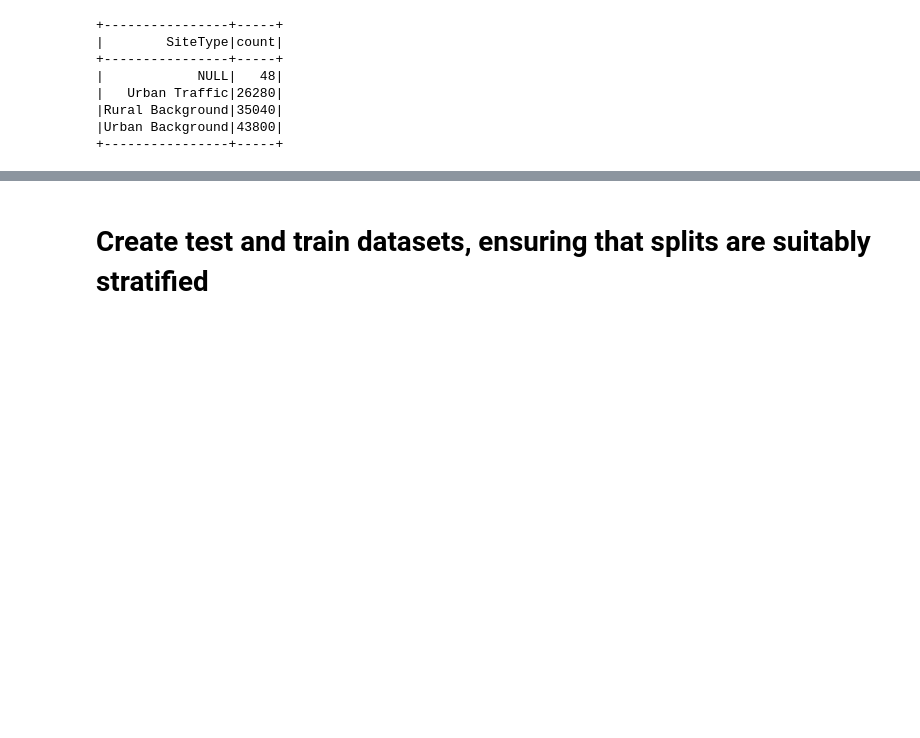
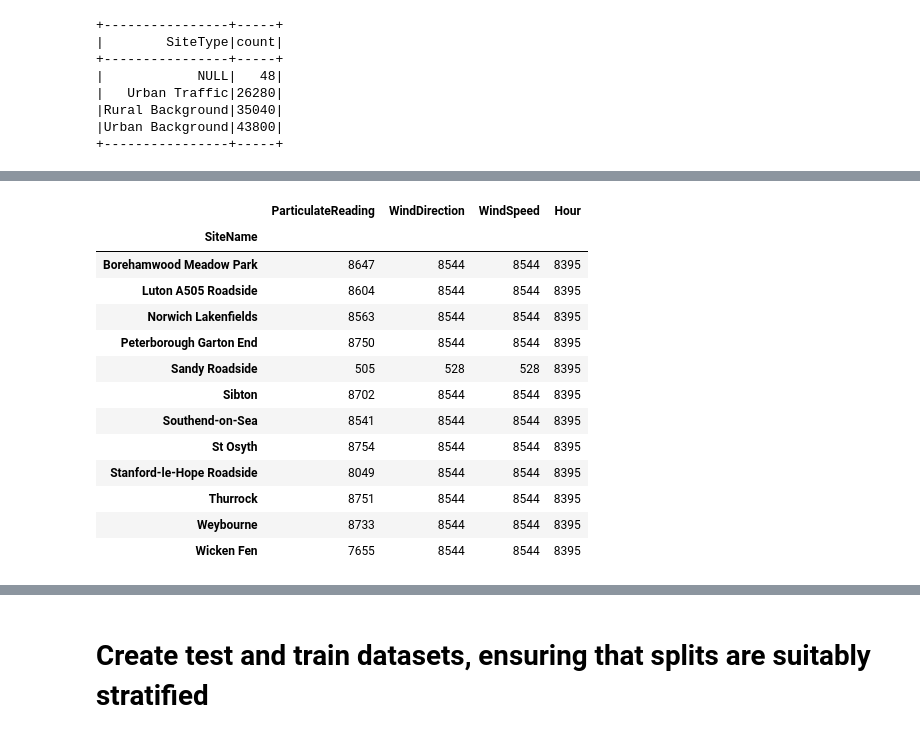
Before and after one commit to Pirate-Dan/MOD006902-Air-Quality, a Jupyter notebook: AirQualityModel.ipynb, the cells around one changed output, grey strips where cells are left out. Saved outputs shown, nothing was run; the diff lists cells and outputs as text; code cells hidden in the pictures; blank space fills up the shorter version.

```diff
--- a/AirQualityModel.ipynb
+++ b/AirQualityModel.ipynb
@@ -237,0 +266,18 @@ Comparing the total count by SiteType (105,168) and the counts by numerical fiel
+# %%
+#provide a count by columns to demonstrate where missing vaules are
+described.groupby('SiteName').count().sort_index()
+# %% [output]
+|  | ParticulateReading | WindDirection | WindSpeed | Hour |
+| SiteName |  |  |  |  |
+| Borehamwood Meadow Park | 8647 | 8544 | 8544 | 8395 |
+| Luton A505 Roadside | 8604 | 8544 | 8544 | 8395 |
+| Norwich Lakenfields | 8563 | 8544 | 8544 | 8395 |
+| Peterborough Garton End | 8750 | 8544 | 8544 | 8395 |
+| Sandy Roadside | 505 | 528 | 528 | 8395 |
+| Sibton | 8702 | 8544 | 8544 | 8395 |
+| Southend-on-Sea | 8541 | 8544 | 8544 | 8395 |
+| St Osyth | 8754 | 8544 | 8544 | 8395 |
+| Stanford-le-Hope Roadside | 8049 | 8544 | 8544 | 8395 |
+| Thurrock | 8751 | 8544 | 8544 | 8395 |
+| Weybourne | 8733 | 8544 | 8544 | 8395 |
+| Wicken Fen | 7655 | 8544 | 8544 | 8395 |
```
Also changed, not shown: parts of 23 cells of this notebook.
